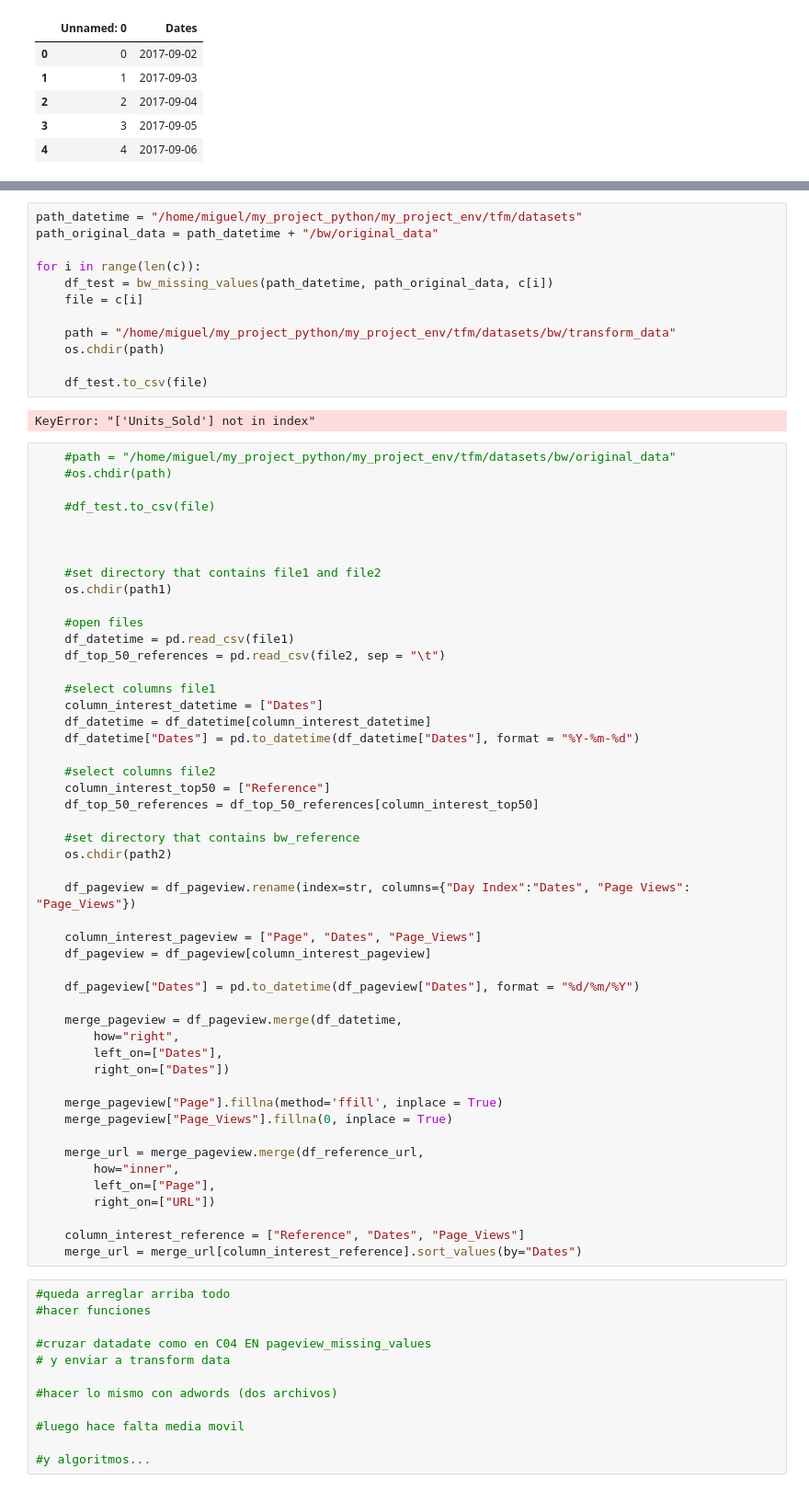
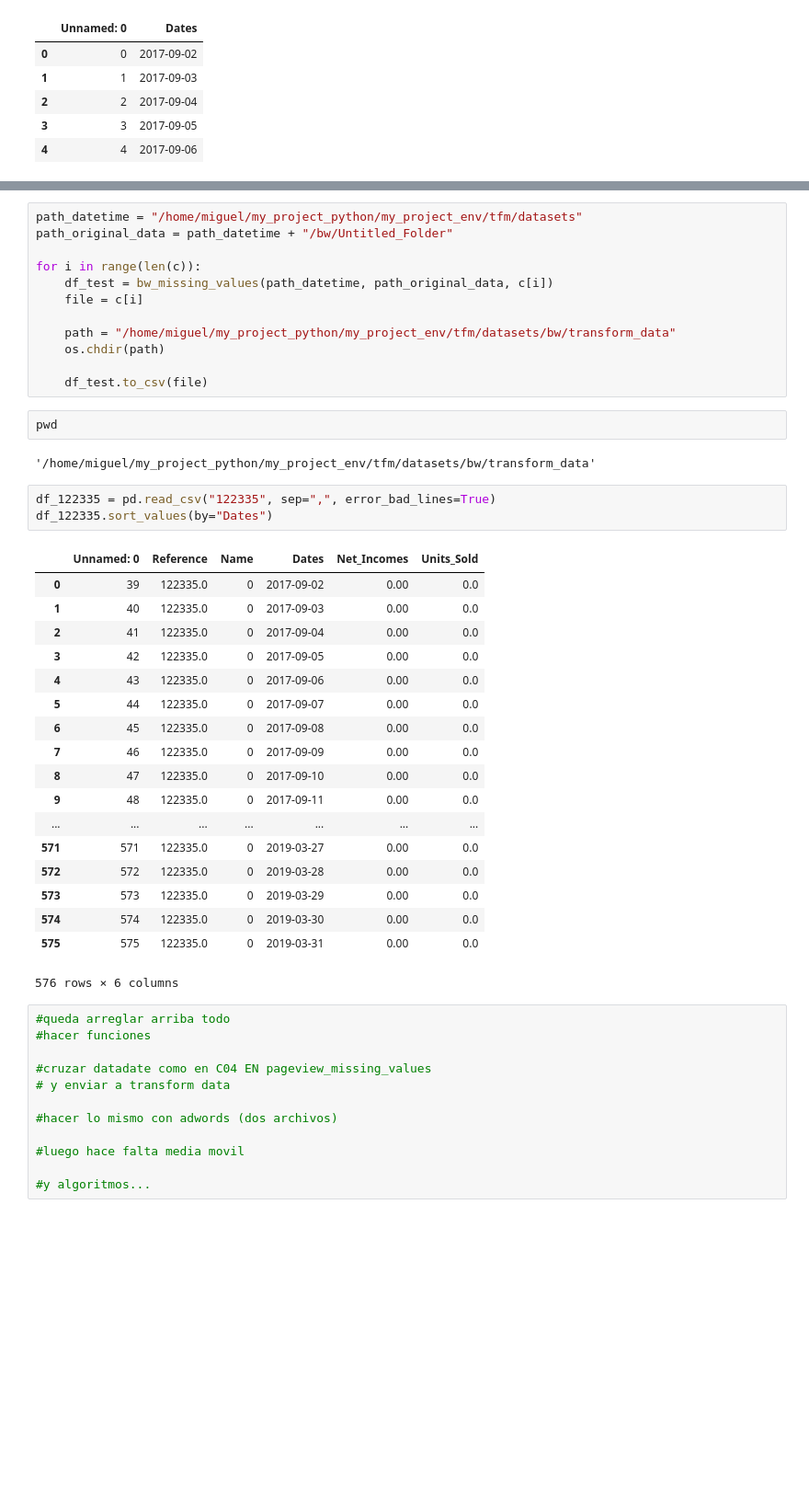
Before and after one commit to trimiguel/tfm, a Jupyter notebook: notebooks/C05_bw.ipynb, the cells around one changed output, grey strips where cells are left out. Shown at 92% size. Saved outputs shown, nothing was run; the diff lists cells and outputs as text; blank space fills up the shorter version.

```diff
--- a/notebooks/C05_bw.ipynb
+++ b/notebooks/C05_bw.ipynb
@@ -253,7 +258,7 @@ def bw_missing_values(path1, path2, file):
     return merge_bw
 # %%
 path_datetime = "/home/miguel/my_project_python/my_project_env/tfm/datasets"
-path_original_data = path_datetime + "/bw/original_data"
+path_original_data = path_datetime + "/bw/Untitled_Folder"
 
 for i in range(len(c)):
     df_test = bw_missing_values(path_datetime, path_original_data, c[i])
@@ -263,57 +268,32 @@ for i in range(len(c)):
     os.chdir(path)
 
     df_test.to_csv(file)
-# %% [output]
-KeyError: "['Units_Sold'] not in index"
-# %%
-    #path = "/home/miguel/my_project_python/my_project_env/tfm/datasets/bw/original_data"
-    #os.chdir(path)
-
-    #df_test.to_csv(file)
-
-
-
-    #set directory that contains file1 and file2
-    os.chdir(path1)
-
-    #open files
-    df_datetime = pd.read_csv(file1)
-    df_top_50_references = pd.read_csv(file2, sep = "\t")
-
-    #select columns file1
-    column_interest_datetime = ["Dates"]
-    df_datetime = df_datetime[column_interest_datetime]
-    df_datetime["Dates"] = pd.to_datetime(df_datetime["Dates"], format = "%Y-%m-%d")
-
-    #select columns file2
-    column_interest_top50 = ["Reference"]
-    df_top_50_references = df_top_50_references[column_interest_top50]
-
-    #set directory that contains bw_reference
-    os.chdir(path2)
-
-    df_pageview = df_pageview.rename(index=str, columns={"Day Index":"Dates", "Page Views": "Page_Views"})
-
-    column_interest_pageview = ["Page", "Dates", "Page_Views"]
-    df_pageview = df_pageview[column_interest_pageview]
-
-    df_pageview["Dates"] = pd.to_datetime(df_pageview["Dates"], format = "%d/%m/%Y")
-
-    merge_pageview = df_pageview.merge(df_datetime,
-        how="right",
-        left_on=["Dates"],
-        right_on=["Dates"])
-
-    merge_pageview["Page"].fillna(method='ffill', inplace = True)
-    merge_pageview["Page_Views"].fillna(0, inplace = True)
-
-    merge_url = merge_pageview.merge(df_reference_url,
-        how="inner",
-        left_on=["Page"],
-        right_on=["URL"])
-
-    column_interest_reference = ["Reference", "Dates", "Page_Views"]
-    merge_url = merge_url[column_interest_reference].sort_values(by="Dates")
+# %%
+pwd
+# %% [output]
+'/home/miguel/my_project_python/my_project_env/tfm/datasets/bw/transform_data'
+# %%
+df_122335 = pd.read_csv("122335", sep=",", error_bad_lines=True)
+df_122335.sort_values(by="Dates")
+# %% [output]
+|  | Unnamed: 0 | Reference | Name | Dates | Net_Incomes | Units_Sold |
+| 0 | 39 | 122335.0 | 0 | 2017-09-02 | 0.00 | 0.0 |
+| 1 | 40 | 122335.0 | 0 | 2017-09-03 | 0.00 | 0.0 |
+| 2 | 41 | 122335.0 | 0 | 2017-09-04 | 0.00 | 0.0 |
+| 3 | 42 | 122335.0 | 0 | 2017-09-05 | 0.00 | 0.0 |
+| 4 | 43 | 122335.0 | 0 | 2017-09-06 | 0.00 | 0.0 |
+| 5 | 44 | 122335.0 | 0 | 2017-09-07 | 0.00 | 0.0 |
+| 6 | 45 | 122335.0 | 0 | 2017-09-08 | 0.00 | 0.0 |
+| 7 | 46 | 122335.0 | 0 | 2017-09-09 | 0.00 | 0.0 |
+| 8 | 47 | 122335.0 | 0 | 2017-09-10 | 0.00 | 0.0 |
+| 9 | 48 | 122335.0 | 0 | 2017-09-11 | 0.00 | 0.0 |
+| ... | ... | ... | ... | ... | ... | ... |
+| 571 | 571 | 122335.0 | 0 | 2019-03-27 | 0.00 | 0.0 |
+| 572 | 572 | 122335.0 | 0 | 2019-03-28 | 0.00 | 0.0 |
+| 573 | 573 | 122335.0 | 0 | 2019-03-29 | 0.00 | 0.0 |
+| 574 | 574 | 122335.0 | 0 | 2019-03-30 | 0.00 | 0.0 |
+| 575 | 575 | 122335.0 | 0 | 2019-03-31 | 0.00 | 0.0 |
+576 rows × 6 columns
 # %%
 #queda arreglar arriba todo
 #hacer funciones
```
Also changed, not shown: parts of 1 cell of this notebook, 50 other files.
